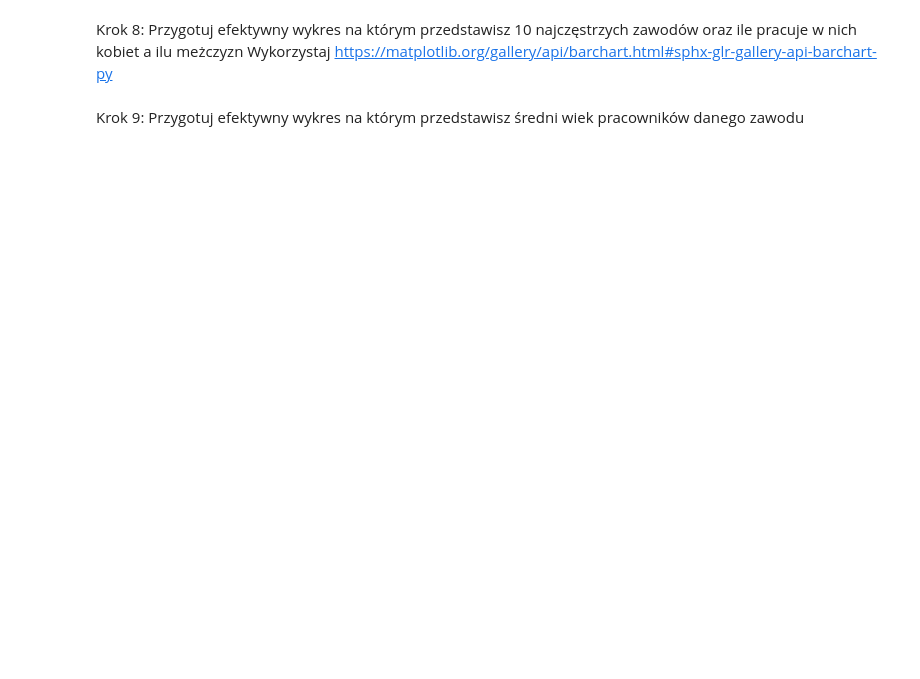
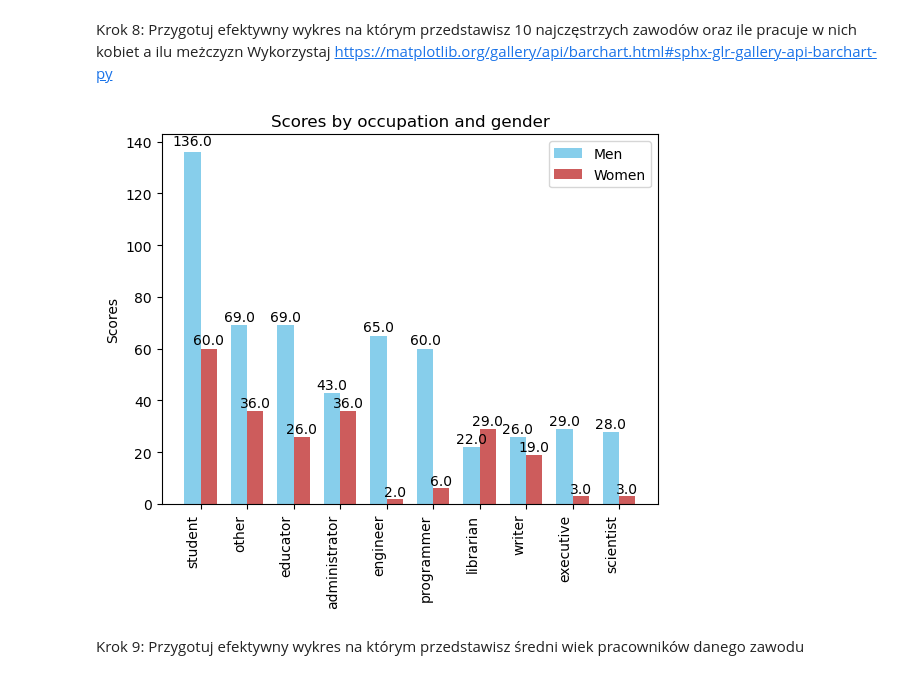
Before and after one commit to migonov/effective_python, a Jupyter notebook: lab12.ipynb, the cells around one changed output. Cells and saved outputs as stored; diff of their text form; code cells hidden in the pictures; blank space fills up the shorter version.

```diff
--- a/lab12.ipynb
+++ b/lab12.ipynb
@@ -180,5 +257,53 @@ Przygotuj dwa wykresy:
 # %% [markdown]
 Krok 8: Przygotuj efektywny wykres na którym przedstawisz 10 najczęstrzych zawodów oraz ile pracuje w nich kobiet a ilu meżczyzn
 Wykorzystaj https://matplotlib.org/gallery/api/barchart.html#sphx-glr-gallery-api-barchart-py
+# %%
+grouped = df.groupby(['occupation', 'gender']).size().unstack()
+grouped['Sum'] = grouped.sum(axis=1)
+top_ten = grouped.nlargest(10, columns='Sum')
+men_count = top_ten['M']
+women_count = top_ten['F']
+labels = top_ten.index
+
+ind = np.arange(len(men_count))  # the x locations for the groups
+width = 0.35  # the width of the bars
+
+fig, ax = plt.subplots()
+rects1 = ax.bar(ind - width/2, men_count, width, color='SkyBlue', label='Men')
+rects2 = ax.bar(ind + width/2, women_count, width, color='IndianRed', label='Women')
+
+# Add some text for labels, title and custom x-axis tick labels, etc.
+ax.set_ylabel('Scores')
+ax.set_title('Scores by occupation and gender')
+ax.set_xticks(ind)
+ax.set_xticklabels(labels)
+ax.legend()
+
+
+def autolabel(rects, xpos='center'):
+    """
+    Attach a text label above each bar in *rects*, displaying its height.
+
+    *xpos* indicates which side to place the text w.r.t. the center of
+    the bar. It can be one of the following {'center', 'right', 'left'}.
+    """
+
+    xpos = xpos.lower()  # normalize the case of the parameter
+    ha = {'center': 'center', 'right': 'left', 'left': 'right'}
+    offset = {'center': 0.5, 'right': 0.57, 'left': 0.43}  # x_txt = x + w*off
+
+    for rect in rects:
+        height = rect.get_height()
+        ax.text(rect.get_x() + rect.get_width()*offset[xpos], 1.01*height,
+                '{}'.format(height), ha=ha[xpos], va='bottom')
+
+
+autolabel(rects1)
+autolabel(rects2)
+
+plt.xticks(rotation=90, ha='right')
+plt.show()
+# %% [output]
+[figure, added]
 # %% [markdown]
 Krok 9: Przygotuj efektywny wykres na którym przedstawisz średni wiek pracowników danego zawodu
```
Also changed, not shown: parts of 11 cells of this notebook.
